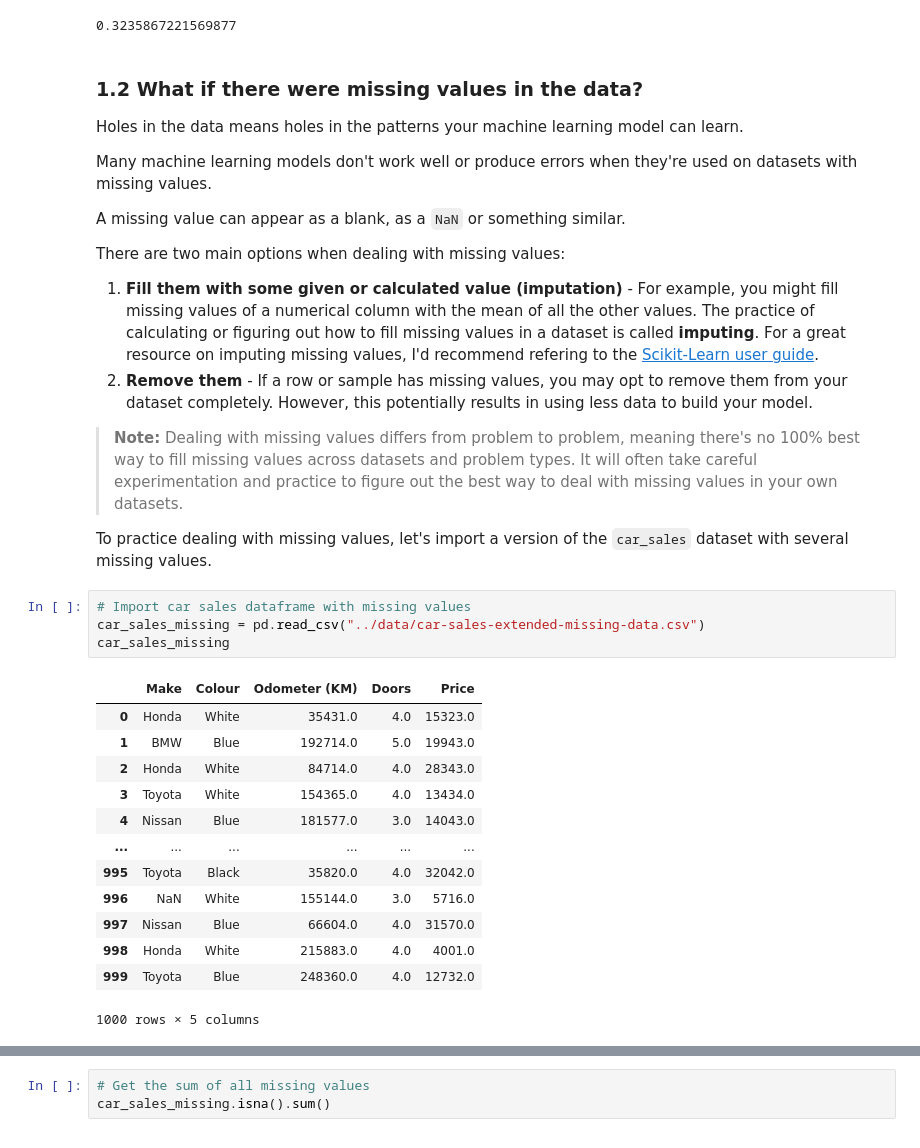
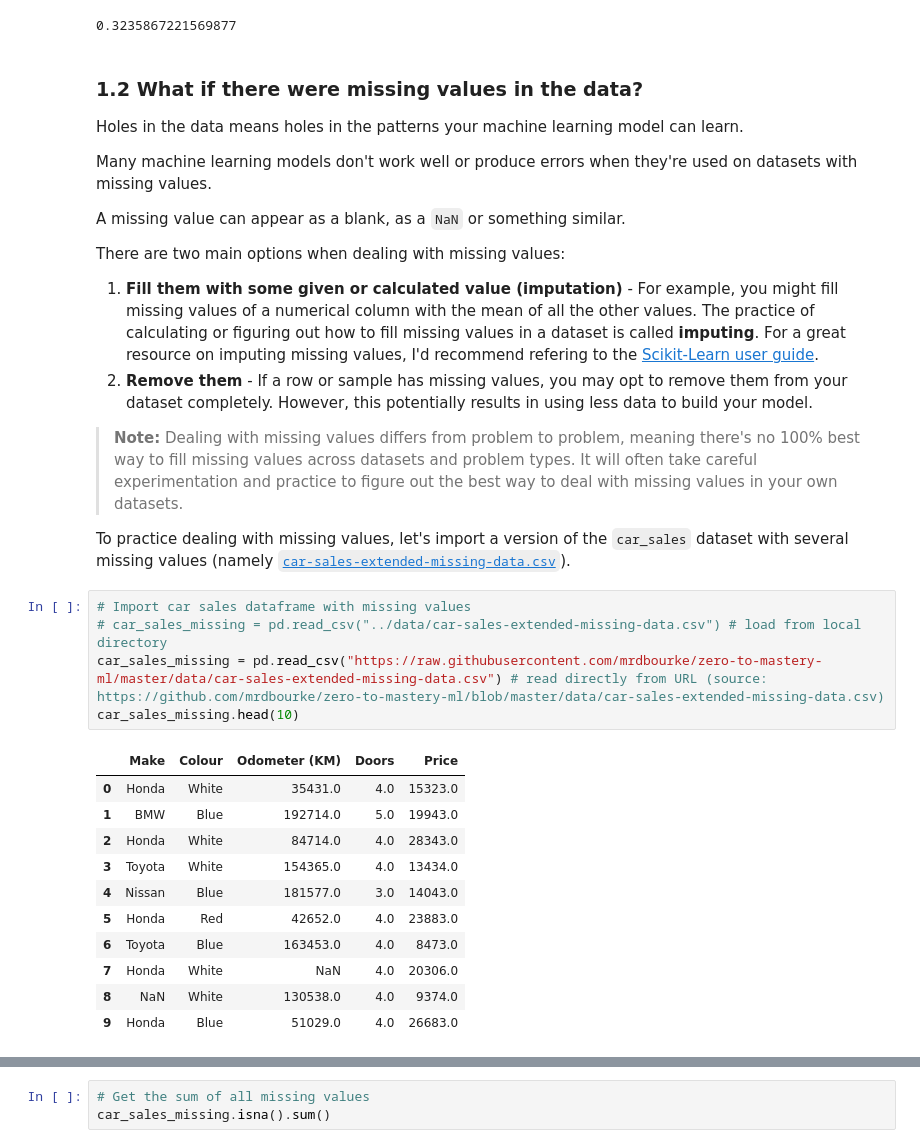
Before and after one commit to mrdbourke/zero-to-mastery-ml, a Jupyter notebook: docs/introduction-to-scikit-learn.ipynb, the cells around one changed output, grey strips where cells are left out. Saved outputs shown, nothing was run; the diff lists cells and outputs as text.

```diff
--- a/docs/introduction-to-scikit-learn.ipynb
+++ b/docs/introduction-to-scikit-learn.ipynb
@@ -953,23 +986,22 @@ There are two main options when dealing with missing values:
 
 > **Note:** Dealing with missing values differs from problem to problem, meaning there's no 100% best way to fill missing values across datasets and problem types. It will often take careful experimentation and practice to figure out the best way to deal with missing values in your own datasets.
 
-To practice dealing with missing values, let's import a version of the `car_sales` dataset with several missing values.
+To practice dealing with missing values, let's import a version of the `car_sales` dataset with several missing values (namely [`car-sales-extended-missing-data.csv`](https://github.com/mrdbourke/zero-to-mastery-ml/blob/master/data/car-sales-extended-missing-data.csv)).
-# %%
-# Import car sales dataframe with missing values
-car_sales_missing = pd.read_csv("../data/car-sales-extended-missing-data.csv")
-car_sales_missing
-# %% [output]
-|  | Make | Colour | Odometer (KM) | Doors | Price |
-| 0 | Honda | White | 35431.0 | 4.0 | 15323.0 |
-| 1 | BMW | Blue | 192714.0 | 5.0 | 19943.0 |
-| 2 | Honda | White | 84714.0 | 4.0 | 28343.0 |
-| 3 | Toyota | White | 154365.0 | 4.0 | 13434.0 |
-| 4 | Nissan | Blue | 181577.0 | 3.0 | 14043.0 |
-| ... | ... | ... | ... | ... | ... |
-| 995 | Toyota | Black | 35820.0 | 4.0 | 32042.0 |
-| 996 | NaN | White | 155144.0 | 3.0 | 5716.0 |
-| 997 | Nissan | Blue | 66604.0 | 4.0 | 31570.0 |
-| 998 | Honda | White | 215883.0 | 4.0 | 4001.0 |
-| 999 | Toyota | Blue | 248360.0 | 4.0 | 12732.0 |
-1000 rows × 5 columns
+# %%
+# Import car sales dataframe with missing values
+# car_sales_missing = pd.read_csv("../data/car-sales-extended-missing-data.csv") # load from local directory
+car_sales_missing = pd.read_csv("https://raw.githubusercontent.com/mrdbourke/zero-to-mastery-ml/master/data/car-sales-extended-missing-data.csv") # read directly from URL (source: https://github.com/mrdbourke/zero-to-mastery-ml/blob/master/data/car-sales-extended-missing-data.csv)
+car_sales_missing.head(10)
+# %% [output]
+|  | Make | Colour | Odometer (KM) | Doors | Price |
+| 0 | Honda | White | 35431.0 | 4.0 | 15323.0 |
+| 1 | BMW | Blue | 192714.0 | 5.0 | 19943.0 |
+| 2 | Honda | White | 84714.0 | 4.0 | 28343.0 |
+| 3 | Toyota | White | 154365.0 | 4.0 | 13434.0 |
+| 4 | Nissan | Blue | 181577.0 | 3.0 | 14043.0 |
+| 5 | Honda | Red | 42652.0 | 4.0 | 23883.0 |
+| 6 | Toyota | Blue | 163453.0 | 4.0 | 8473.0 |
+| 7 | Honda | White | NaN | 4.0 | 20306.0 |
+| 8 | NaN | White | 130538.0 | 4.0 | 9374.0 |
+| 9 | Honda | Blue | 51029.0 | 4.0 | 26683.0 |
 # %% [markdown]
```
Also changed, not shown: parts of 66 cells of this notebook, 8 other files.
